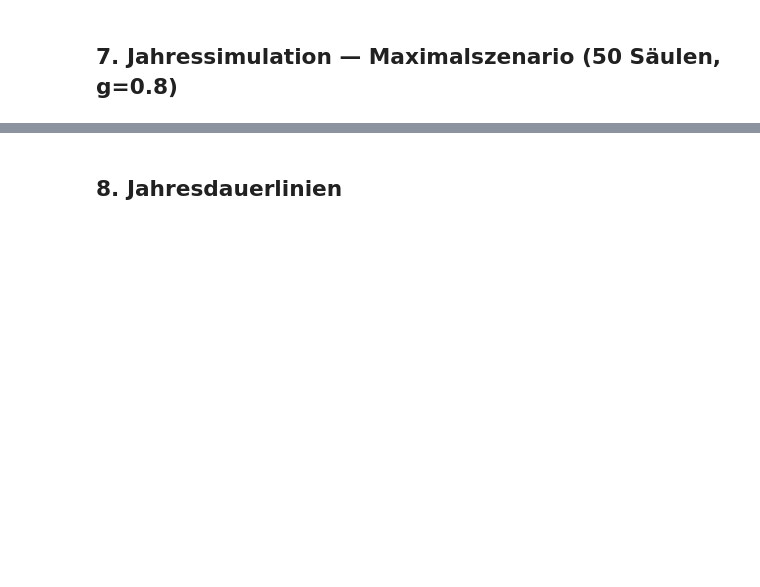
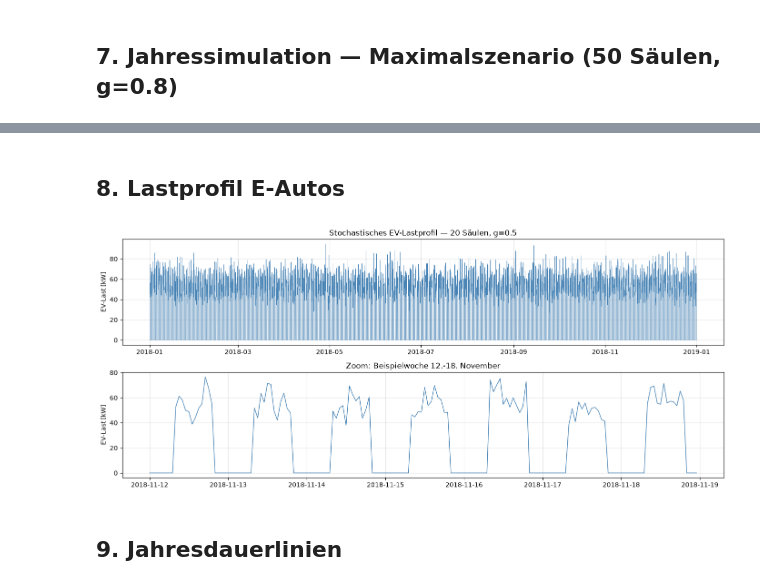
Before and after one commit to PhilKrien/SNEE_2026, a Jupyter notebook: E_Auto_lastfluss.ipynb, the cells around one changed output, grey strips where cells are left out. Saved outputs shown, nothing was run; the diff lists cells and outputs as text; code cells hidden in the pictures; blank space fills up the shorter version.

```diff
--- a/E_Auto_lastfluss.ipynb
+++ b/E_Auto_lastfluss.ipynb
@@ -273,5 +313,28 @@ print(f"Min. Busspannung:        {vm_pu_df.min().min():.4f} pu")
+# %% [markdown]
+## 8. Lastprofil E-Autos
+# %%
+fig, axes = plt.subplots(2, 1, figsize=(14, 6))
+
+# Jahresverlauf
+axes[0].plot(ev_last_jahr.index, ev_last_jahr.values * 1000,
+             color="steelblue", linewidth=0.5)
+axes[0].set_ylabel("EV-Last [kW]")
+axes[0].set_title(f"Stochastisches EV-Lastprofil — {n_saeulen} Säulen, g={g}")
+axes[0].grid(True, alpha=0.3)
+
+# Zoom: eine Woche
+axes[1].plot(ev_last_jahr["2018-11-12":"2018-11-18"] * 1000,
+             color="steelblue", linewidth=1.0)
+axes[1].set_ylabel("EV-Last [kW]")
+axes[1].set_title("Zoom: Beispielwoche 12.-18. November")
+axes[1].grid(True, alpha=0.3)
+
+plt.tight_layout()
+plt.show()
+# %% [output]
+[figure, added]
 # %% [markdown]
-## 8. Jahresdauerlinien
+## 9. Jahresdauerlinien
 # %%
 fig, axes = plt.subplots(3, 1, figsize=(14, 12))
 
```
Also changed, not shown: parts of 9 cells of this notebook, 1 other file.
